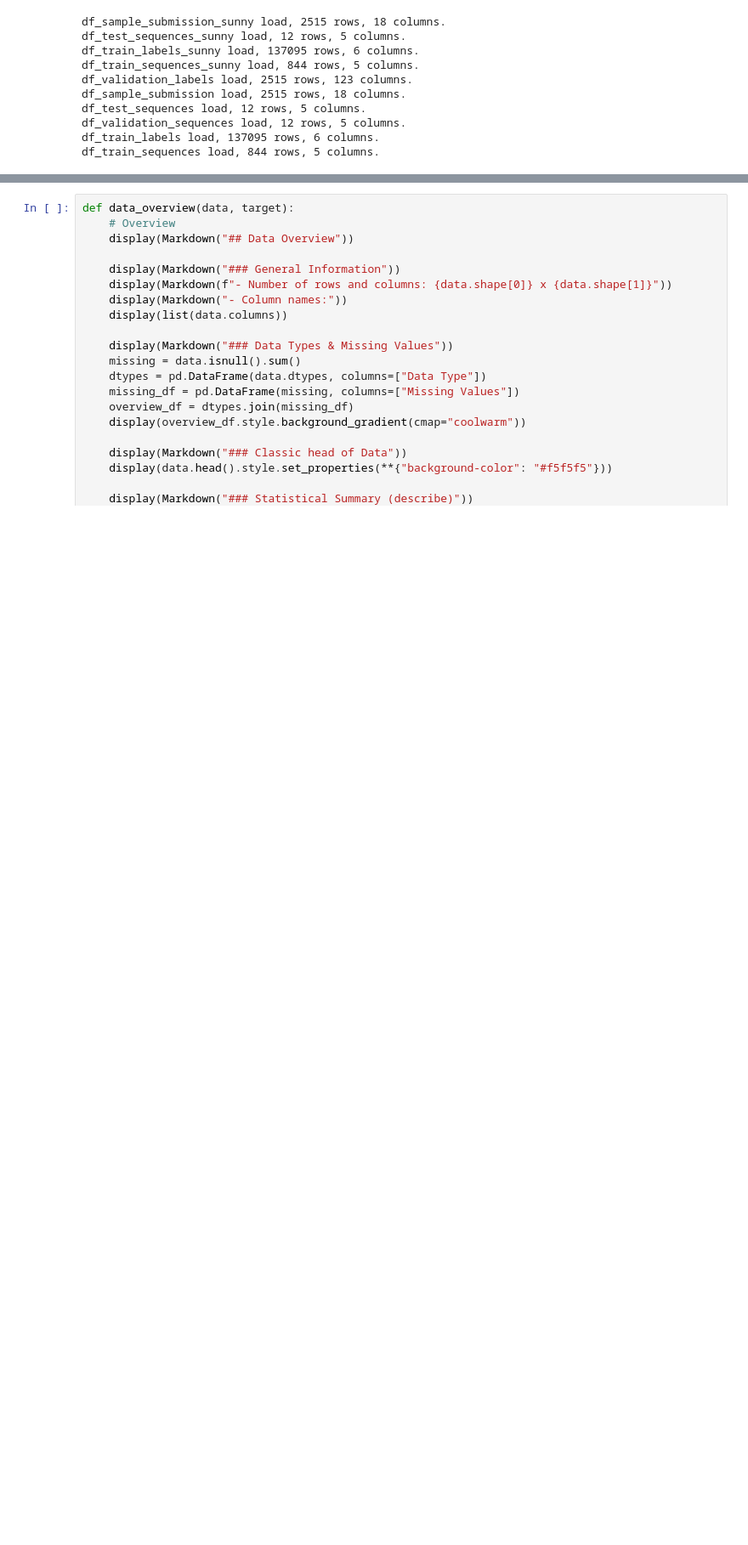
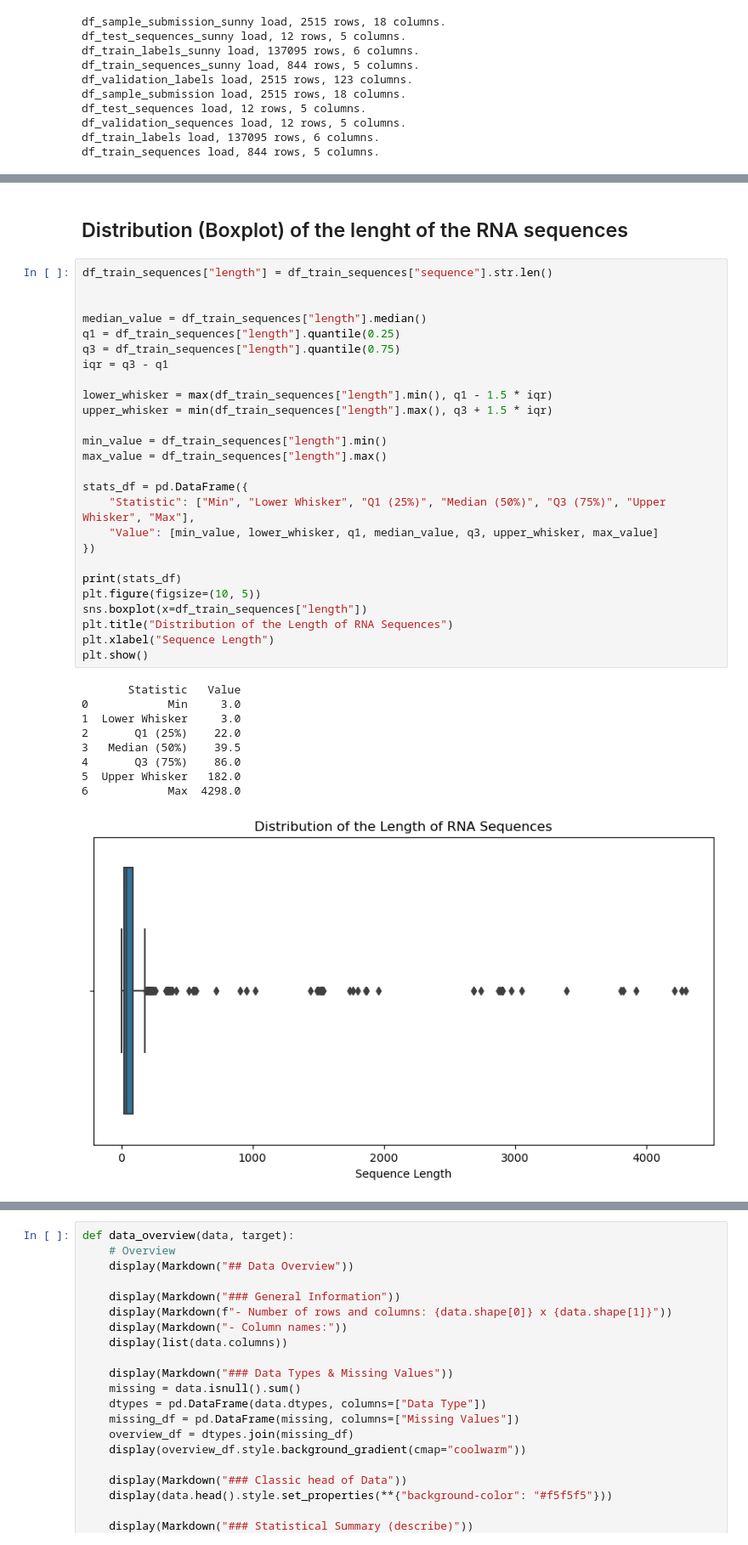
Before and after one commit to mailmezorro/kaggle_stanford_rna_3d_folding, a Jupyter notebook: EDA/RNA-3D-Folding-Understand-Data.ipynb, the cells around one changed output, grey strips where cells are left out. Shown at 85% size. Saved outputs shown, nothing was run; the diff lists cells and outputs as text; blank space fills up the shorter version.

Commit message:
added intro and visual boxplot + interative 3d rna struct

```diff
--- a/EDA/RNA-3D-Folding-Understand-Data.ipynb
+++ b/EDA/RNA-3D-Folding-Understand-Data.ipynb
@@ -290,0 +286,38 @@ display(df_train_sequences_sunny.head(100))
+# %% [markdown]
+## Distribution (Boxplot) of the lenght of the RNA sequences
+# %%
+df_train_sequences["length"] = df_train_sequences["sequence"].str.len()
+
+
+median_value = df_train_sequences["length"].median()
+q1 = df_train_sequences["length"].quantile(0.25)
+q3 = df_train_sequences["length"].quantile(0.75)
+iqr = q3 - q1
+
+lower_whisker = max(df_train_sequences["length"].min(), q1 - 1.5 * iqr)
+upper_whisker = min(df_train_sequences["length"].max(), q3 + 1.5 * iqr)
+
+min_value = df_train_sequences["length"].min()
+max_value = df_train_sequences["length"].max()
+
+stats_df = pd.DataFrame({
+    "Statistic": ["Min", "Lower Whisker", "Q1 (25%)", "Median (50%)", "Q3 (75%)", "Upper Whisker", "Max"],
+    "Value": [min_value, lower_whisker, q1, median_value, q3, upper_whisker, max_value]
+})
+
+print(stats_df)
+plt.figure(figsize=(10, 5))
+sns.boxplot(x=df_train_sequences["length"])
+plt.title("Distribution of the Length of RNA Sequences")
+plt.xlabel("Sequence Length")
+plt.show()
+# %% [output]
+       Statistic   Value
+0            Min     3.0
+1  Lower Whisker     3.0
+2       Q1 (25%)    22.0
+3   Median (50%)    39.5
+4       Q3 (75%)    86.0
+5  Upper Whisker   182.0
+6            Max  4298.0
+[figure, added]
```
Also changed, not shown: parts of 13 cells of this notebook.
